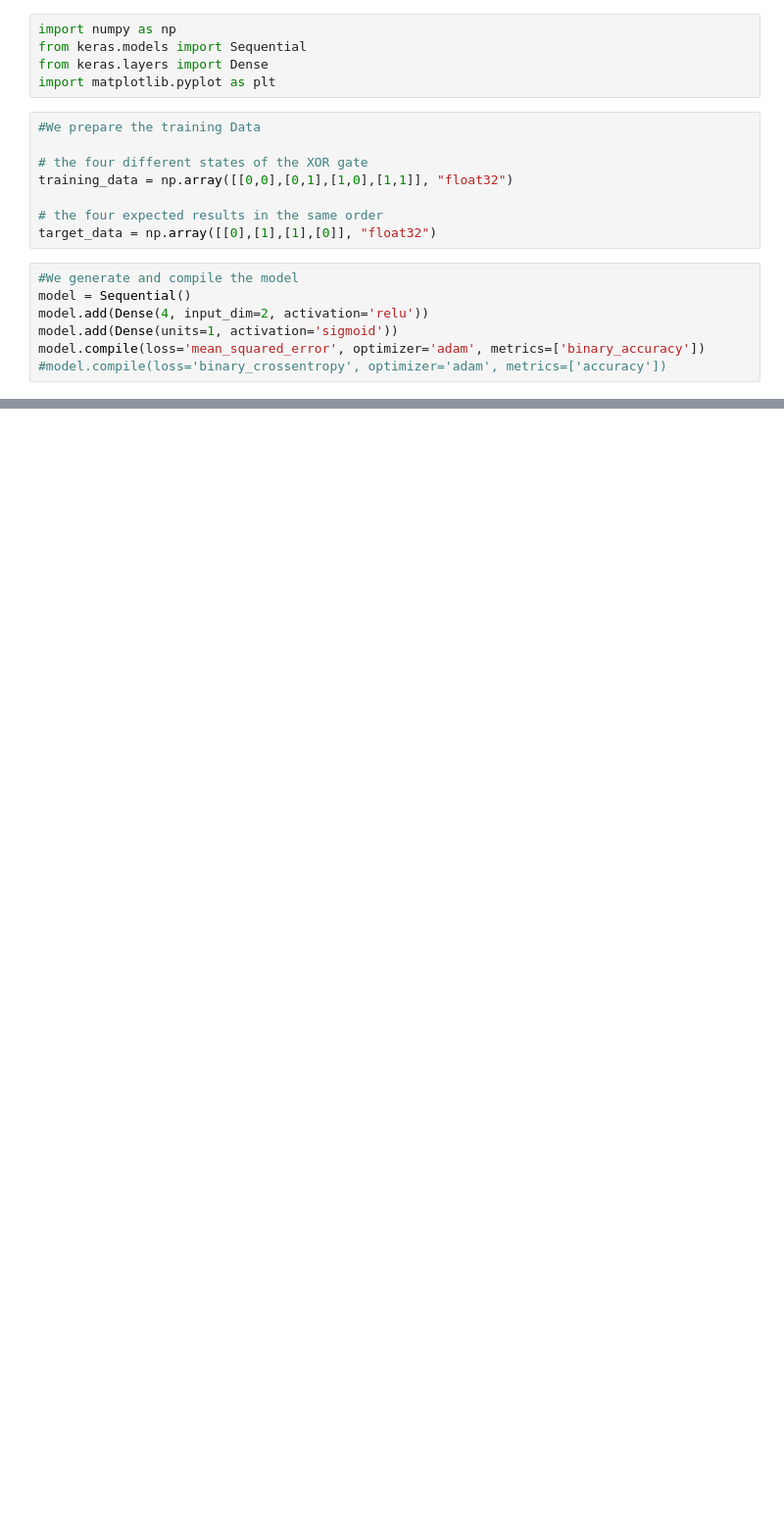
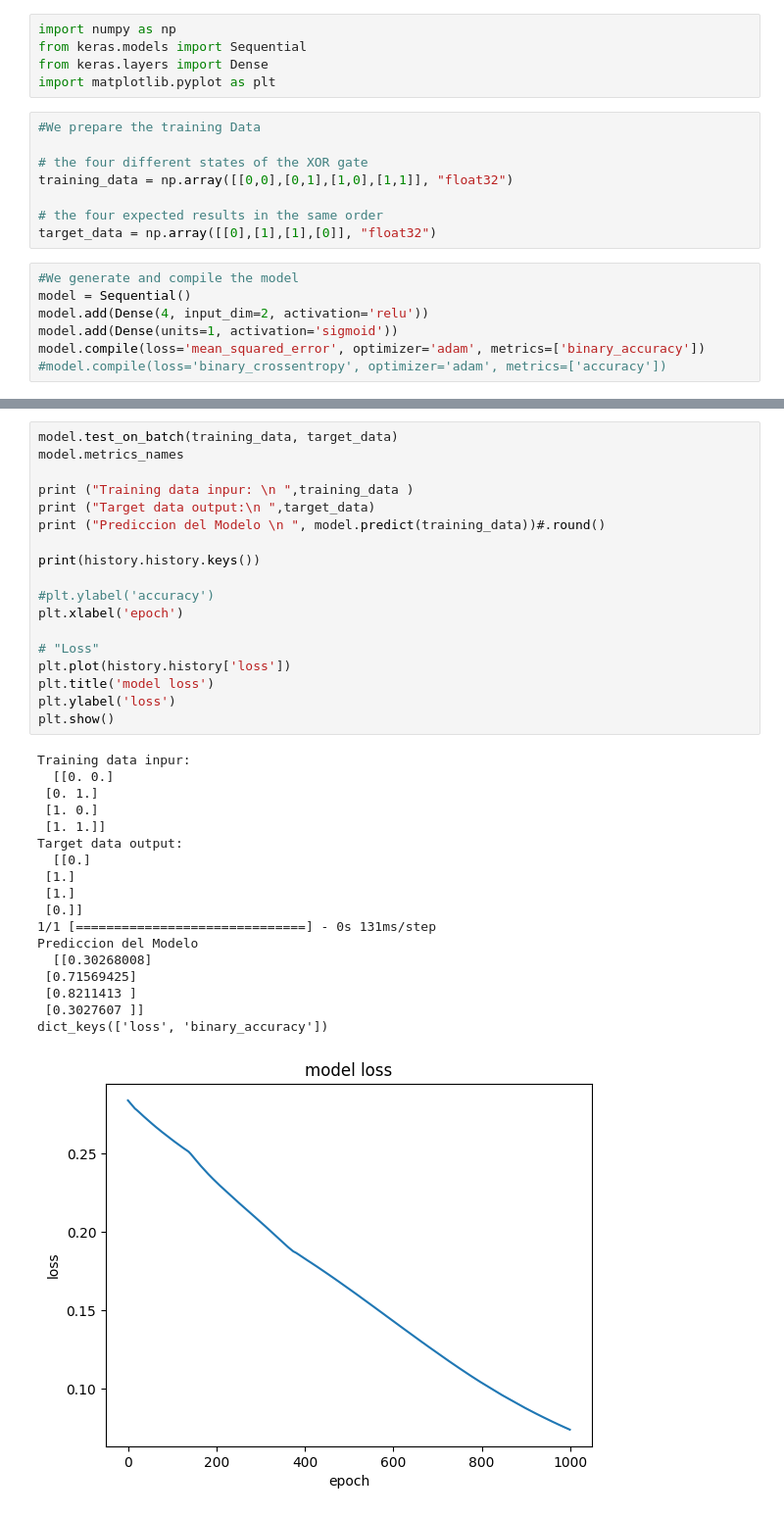
Before and after one commit to giondo/RN-test1, a Jupyter notebook: RN_Test1.ipynb, the cells around one changed output, grey strips where cells are left out. Shown: that part at 98% size. Drawn from its saved outputs; the diff is of its cells as text; blank space fills up the shorter version.

```diff
--- a/RN_Test1.ipynb
+++ b/RN_Test1.ipynb
@@ -42,0 +43,37 @@ Epoch 1000/1000
+# %%
+model.test_on_batch(training_data, target_data)
+model.metrics_names
+
+print ("Training data inpur: \n ",training_data )
+print ("Target data output:\n ",target_data)
+print ("Prediccion del Modelo \n ", model.predict(training_data))#.round()
+
+print(history.history.keys())
+
+#plt.ylabel('accuracy')
+plt.xlabel('epoch')
+
+# "Loss"
+plt.plot(history.history['loss'])
+plt.title('model loss')
+plt.ylabel('loss')
+plt.show()
+# %% [output]
+Training data inpur:
+  [[0. 0.]
+ [0. 1.]
+ [1. 0.]
+ [1. 1.]]
+Target data output:
+  [[0.]
+ [1.]
+ [1.]
+ [0.]]
+1/1 [==============================] - 0s 131ms/step
+Prediccion del Modelo
+  [[0.30268008]
+ [0.71569425]
+ [0.8211413 ]
+ [0.3027607 ]]
+dict_keys(['loss', 'binary_accuracy'])
+[figure, added]
```
Also changed, not shown: parts of 1 cell of this notebook.
